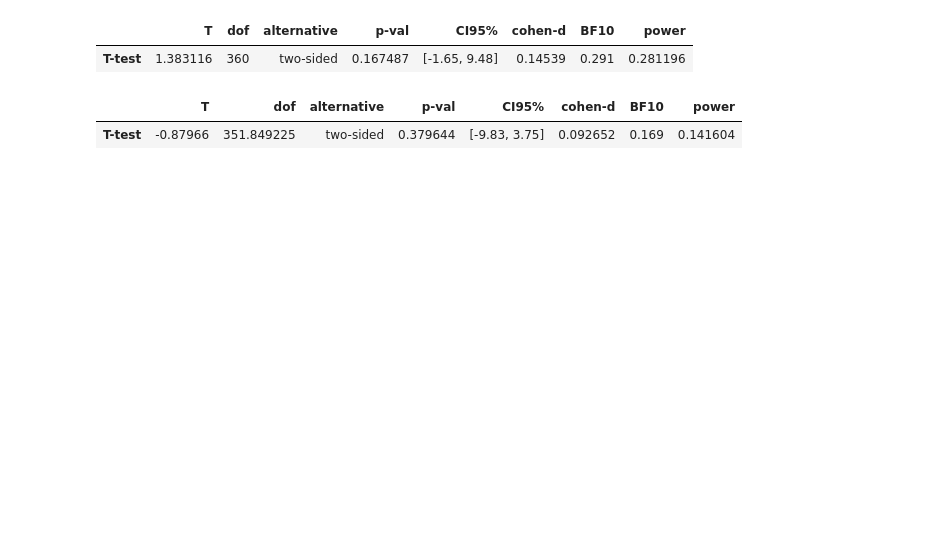
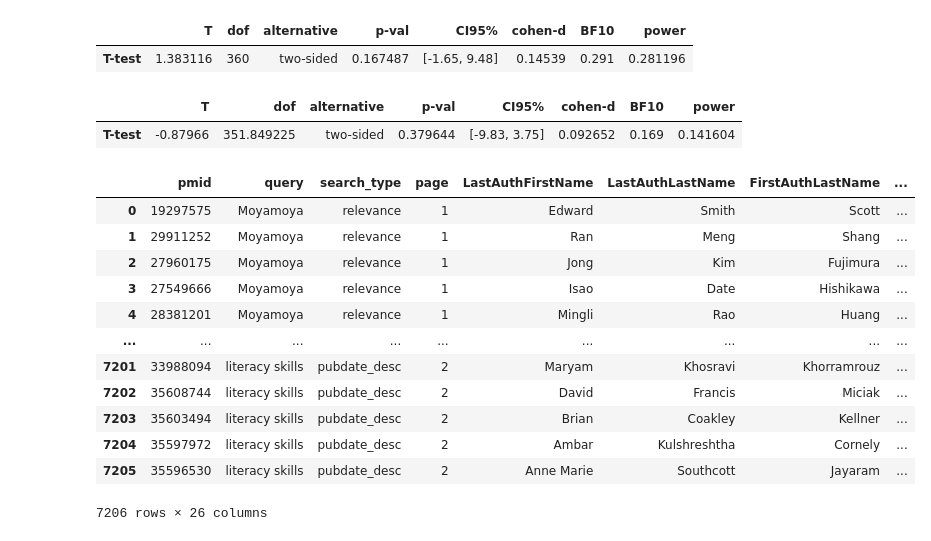
Before and after one commit to NCBI-Codeathons/pubmed-codeathon-team1, a Jupyter notebook: notebooks/data_visualizations_bl.ipynb, the cells around one changed output. Cells and saved outputs as stored; diff of their text form; code cells hidden in the pictures; blank space fills up the shorter version.

```diff
--- a/notebooks/data_visualizations_bl.ipynb
+++ b/notebooks/data_visualizations_bl.ipynb
@@ -273,3 +261,21 @@ ttest(a, b)
 # %% [output]
 |  | T | dof | alternative | p-val | CI95% | cohen-d | BF10 | power |
 | T-test | -0.87966 | 351.849225 | two-sided | 0.379644 | [-9.83, 3.75] | 0.092652 | 0.169 | 0.141604 |
+# %%
+pd.set_option('display.max_columns', 500)
+# %%
+race = pd.read_csv('/home/jupyter-brooks.leitner/pubmed-codeathon-team1/data/features/RaceEthGender.csv')
+# %% [output]
+|  | pmid | query | search_type | page | LastAuthFirstName | LastAuthLastName | FirstAuthLastName | ... |
+| 0 | 19297575 | Moyamoya | relevance | 1 | Edward | Smith | Scott | ... |
+| 1 | 29911252 | Moyamoya | relevance | 1 | Ran | Meng | Shang | ... |
+| 2 | 27960175 | Moyamoya | relevance | 1 | Jong | Kim | Fujimura | ... |
+| 3 | 27549666 | Moyamoya | relevance | 1 | Isao | Date | Hishikawa | ... |
+| 4 | 28381201 | Moyamoya | relevance | 1 | Mingli | Rao | Huang | ... |
+| ... | ... | ... | ... | ... | ... | ... | ... | ... |
+| 7201 | 33988094 | literacy skills | pubdate_desc | 2 | Maryam | Khosravi | Khorramrouz | ... |
+| 7202 | 35608744 | literacy skills | pubdate_desc | 2 | David | Francis | Miciak | ... |
+| 7203 | 35603494 | literacy skills | pubdate_desc | 2 | Brian | Coakley | Kellner | ... |
+| 7204 | 35597972 | literacy skills | pubdate_desc | 2 | Ambar | Kulshreshtha | Cornely | ... |
+| 7205 | 35596530 | literacy skills | pubdate_desc | 2 | Anne Marie | Southcott | Jayaram | ... |
+7206 rows × 26 columns
```
Also changed, not shown: parts of 7 cells of this notebook, 2 other files.
